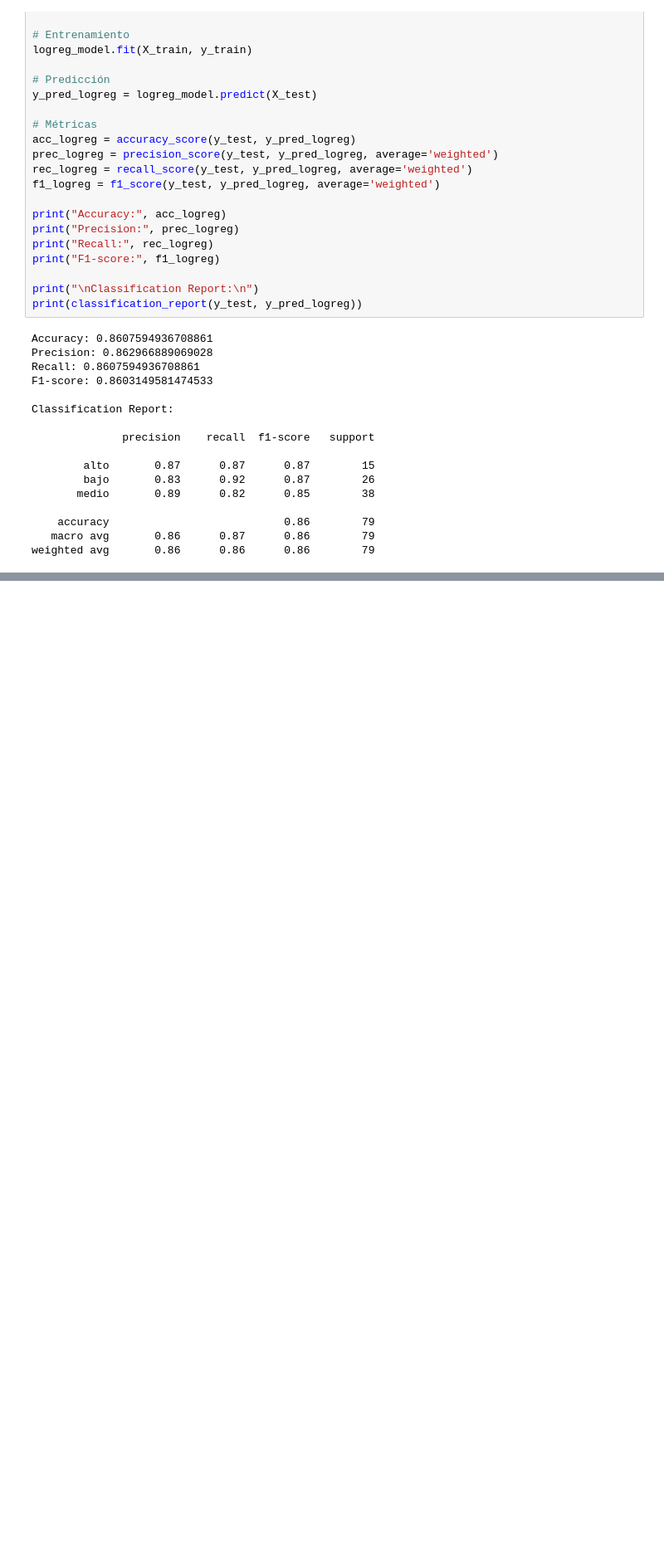
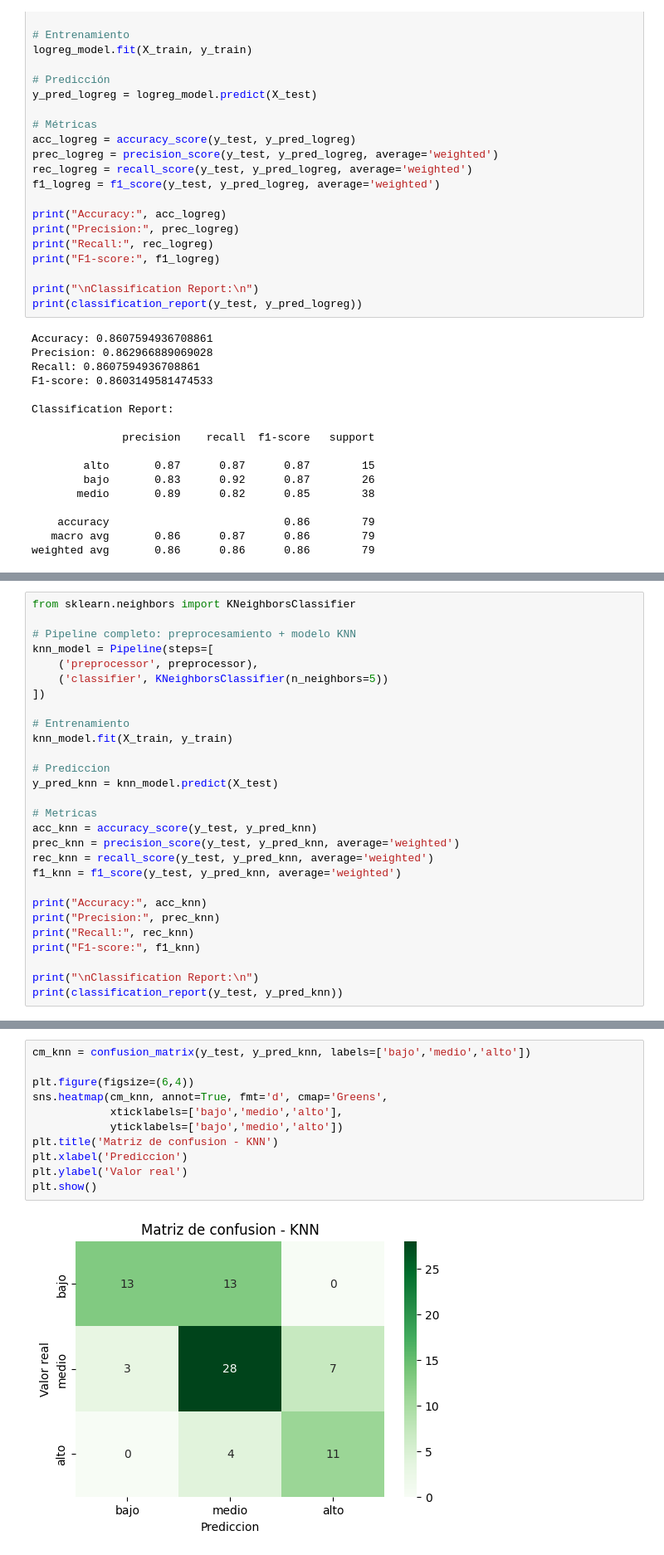
Before and after one commit to valexq/Machine_Learning04, a Jupyter notebook: ejercicio1/notebooks/Ejercicio1.ipynb, the cells around one changed output, grey strips where cells are left out. Shown at 83% size. Drawn from its saved outputs; the diff is of its cells as text; blank space fills up the shorter version.

```diff
--- a/ejercicio1/notebooks/Ejercicio1.ipynb
+++ b/ejercicio1/notebooks/Ejercicio1.ipynb
@@ -578,0 +531,28 @@ En la visualización podemos observar que los estudiantes de las tres categoría
+# %%
+from sklearn.neighbors import KNeighborsClassifier
+
+# Pipeline completo: preprocesamiento + modelo KNN
+knn_model = Pipeline(steps=[
+    ('preprocessor', preprocessor),
+    ('classifier', KNeighborsClassifier(n_neighbors=5))
+])
+
+# Entrenamiento
+knn_model.fit(X_train, y_train)
+
+# Prediccion
+y_pred_knn = knn_model.predict(X_test)
+
+# Metricas
+acc_knn = accuracy_score(y_test, y_pred_knn)
+prec_knn = precision_score(y_test, y_pred_knn, average='weighted')
+rec_knn = recall_score(y_test, y_pred_knn, average='weighted')
+f1_knn = f1_score(y_test, y_pred_knn, average='weighted')
+
+print("Accuracy:", acc_knn)
+print("Precision:", prec_knn)
+print("Recall:", rec_knn)
+print("F1-score:", f1_knn)
+
+print("\nClassification Report:\n")
+print(classification_report(y_test, y_pred_knn))
@@ -578,0 +576,13 @@ En la visualización podemos observar que los estudiantes de las tres categoría
+# %%
+cm_knn = confusion_matrix(y_test, y_pred_knn, labels=['bajo','medio','alto'])
+
+plt.figure(figsize=(6,4))
+sns.heatmap(cm_knn, annot=True, fmt='d', cmap='Greens',
+            xticklabels=['bajo','medio','alto'],
+            yticklabels=['bajo','medio','alto'])
+plt.title('Matriz de confusion - KNN')
+plt.xlabel('Prediccion')
+plt.ylabel('Valor real')
+plt.show()
+# %% [output]
+[figure, added]
```
Also changed, not shown: parts of 37 cells of this notebook, 4 other files.
